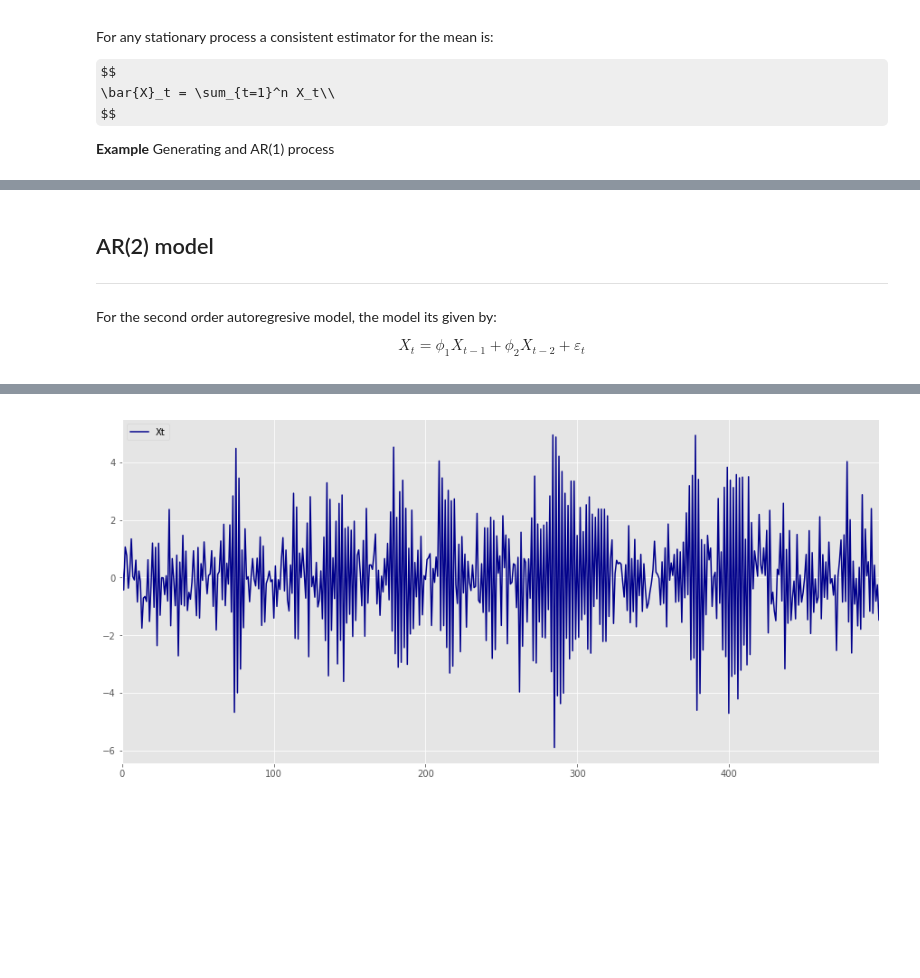
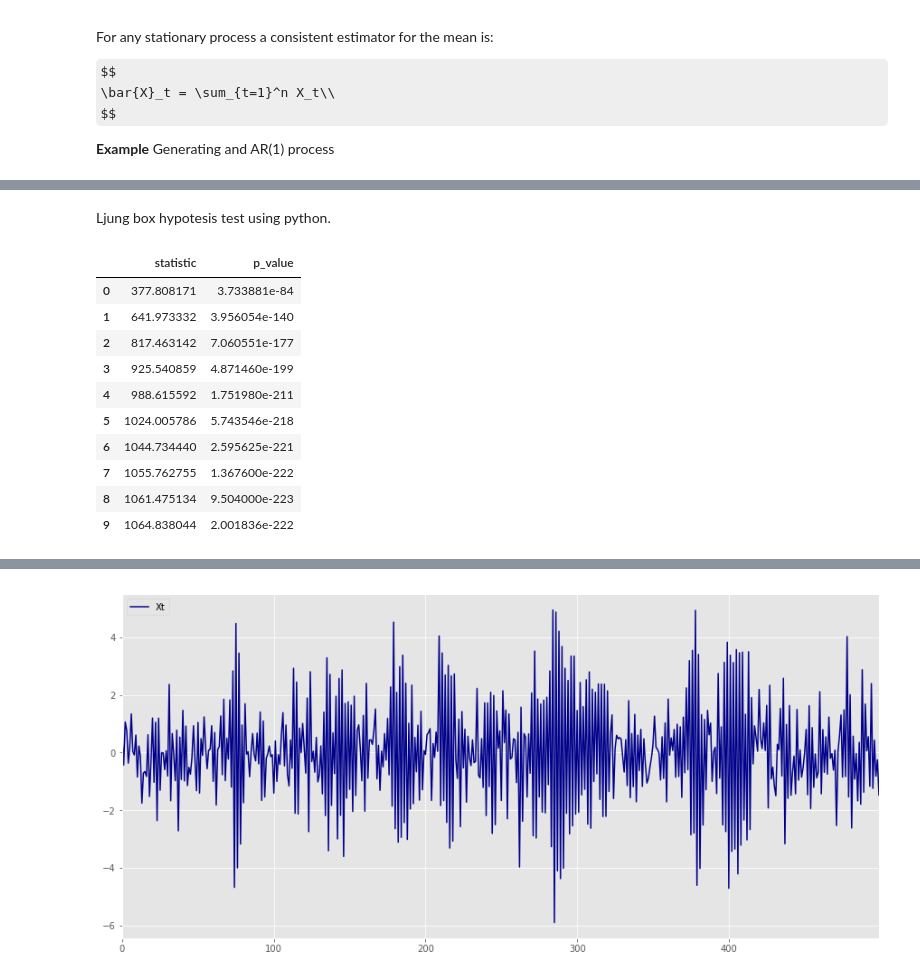
Before and after one commit to ErickEduardoAH/TimeSeriesAnalysis, a Jupyter notebook: 1.3 Time Series Stationary Models - Autoregresive Time Series.ipynb, the cells around one changed output, grey strips where cells are left out. Saved outputs shown, nothing was run; the diff lists cells and outputs as text; code cells hidden in the pictures; some formulas as TeX source; blank space fills up the shorter version.

```diff
--- a/1.3 Time Series Stationary Models - Autoregresive Time Series.ipynb
+++ b/1.3 Time Series Stationary Models - Autoregresive Time Series.ipynb
@@ -422,10 +432,22 @@ plt.show()
-# %% [markdown]
-## AR(2) model
-
-___
-
-For the second order autoregresive model, the model its given by:
-
-$$
-X_t = \phi_1 X_{t-1} + \phi_2 X_{t-2} + \varepsilon_t
-$$
+# %% [markdown]
+Ljung box hypotesis test using python.
+# %%
+from statsmodels.stats.diagnostic import acorr_ljungbox
+lags=50
+
+values,Pvalues = acorr_ljungbox(AR_1['Xt'],lags=lags)
+ljungbox_AR_1 = pd.DataFrame([values,Pvalues]).transpose()
+ljungbox_AR_1.columns = ['statistic','p_value']
+ljungbox_AR_1[:10]
+# %% [output]
+|  | statistic | p_value |
+| 0 | 377.808171 | 3.733881e-84 |
+| 1 | 641.973332 | 3.956054e-140 |
+| 2 | 817.463142 | 7.060551e-177 |
+| 3 | 925.540859 | 4.871460e-199 |
+| 4 | 988.615592 | 1.751980e-211 |
+| 5 | 1024.005786 | 5.743546e-218 |
+| 6 | 1044.734440 | 2.595625e-221 |
+| 7 | 1055.762755 | 1.367600e-222 |
+| 8 | 1061.475134 | 9.504000e-223 |
+| 9 | 1064.838044 | 2.001836e-222 |
```
Also changed, not shown: parts of 8 cells of this notebook.
